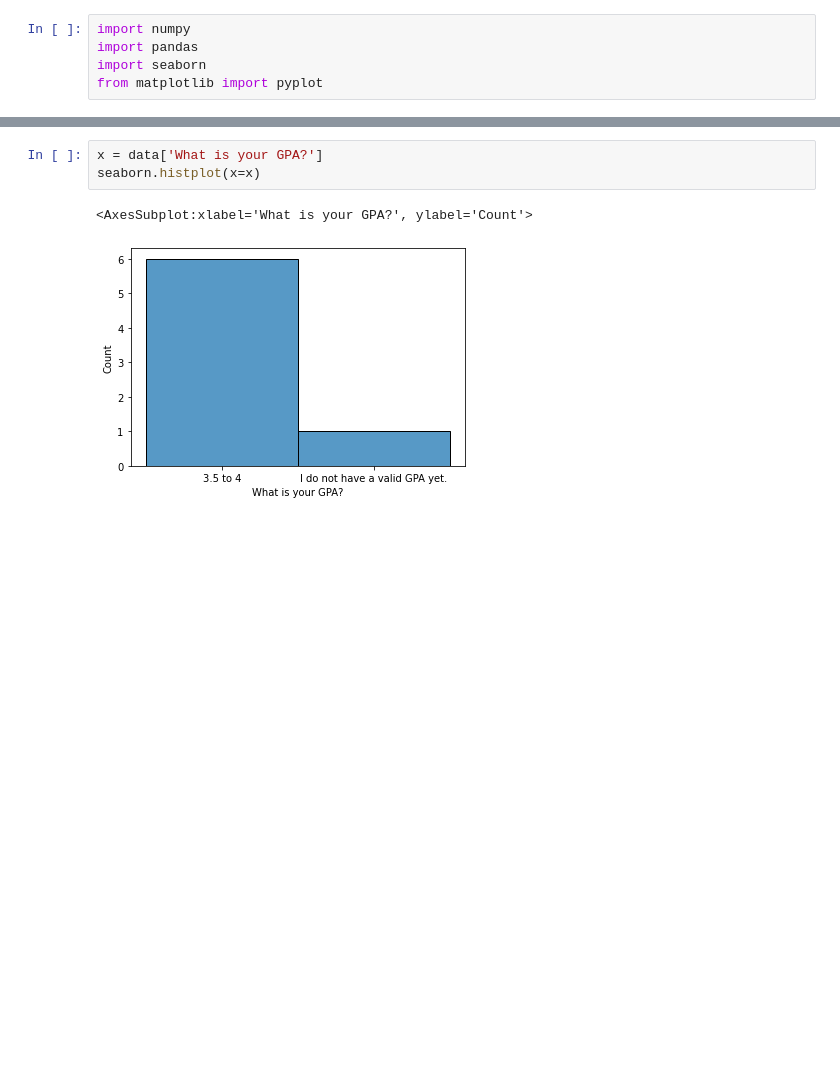
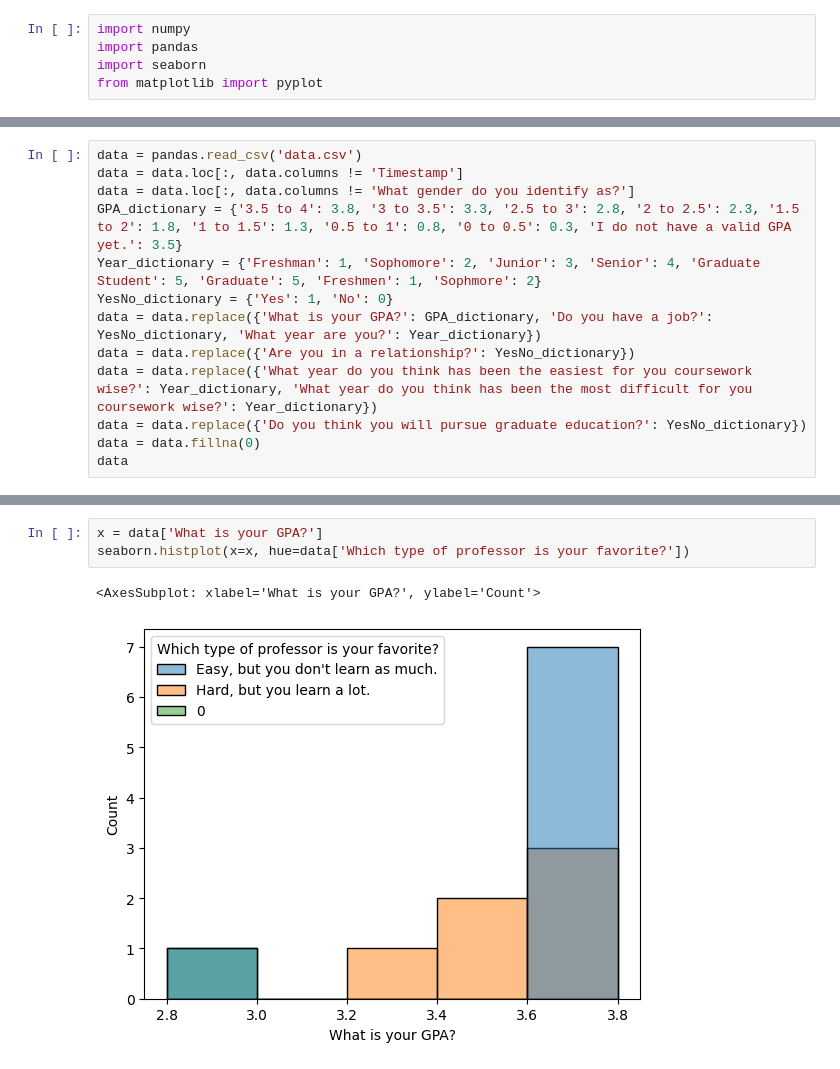
Before and after one commit to NicholasZolton/GDSCDataWorkshop, a Jupyter notebook: data_workshop_seaborn.ipynb, the cells around one changed output, grey strips where cells are left out. Cells and saved outputs as stored; diff of their text form; blank space fills up the shorter version.

```diff
--- a/data_workshop_seaborn.ipynb
+++ b/data_workshop_seaborn.ipynb
@@ -7,0 +6,13 @@ data = pandas.read_csv('data.csv')
+# %%
+data = pandas.read_csv('data.csv')
+data = data.loc[:, data.columns != 'Timestamp']
+data = data.loc[:, data.columns != 'What gender do you identify as?']
+GPA_dictionary = {'3.5 to 4': 3.8, '3 to 3.5': 3.3, '2.5 to 3': 2.8, '2 to 2.5': 2.3, '1.5 to 2': 1.8, '1 to 1.5': 1.3, '0.5 to 1': 0.8, '0 to 0.5': 0.3, 'I do not have a valid GPA yet.': 3.5}
+Year_dictionary = {'Freshman': 1, 'Sophomore': 2, 'Junior': 3, 'Senior': 4, 'Graduate Student': 5, 'Graduate': 5, 'Freshmen': 1, 'Sophmore': 2}
+YesNo_dictionary = {'Yes': 1, 'No': 0}
+data = data.replace({'What is your GPA?': GPA_dictionary, 'Do you have a job?': YesNo_dictionary, 'What year are you?': Year_dictionary})
+data = data.replace({'Are you in a relationship?': YesNo_dictionary})
+data = data.replace({'What year do you think has been the easiest for you coursework wise?': Year_dictionary, 'What year do you think has been the most difficult for you coursework wise?': Year_dictionary})
+data = data.replace({'Do you think you will pursue graduate education?': YesNo_dictionary})
+data = data.fillna(0)
+data
@@ -23,9 +57,9 @@ seaborn.boxplot(x=x, y=y)
 # %%
 x = data['What is your GPA?']
-seaborn.histplot(x=x)
+seaborn.histplot(x=x, hue=data['Which type of professor is your favorite?'])
 # %% [output]
-<AxesSubplot:xlabel='What is your GPA?', ylabel='Count'>
+<AxesSubplot: xlabel='What is your GPA?', ylabel='Count'>
-[figure, old version]
+[figure, new version]
 # %%
 x = data['How many GDSC events have you attended?']
 y = data['How many programming languages do you know?']
```
Also changed, not shown: parts of 6 cells of this notebook, 1 other file.
